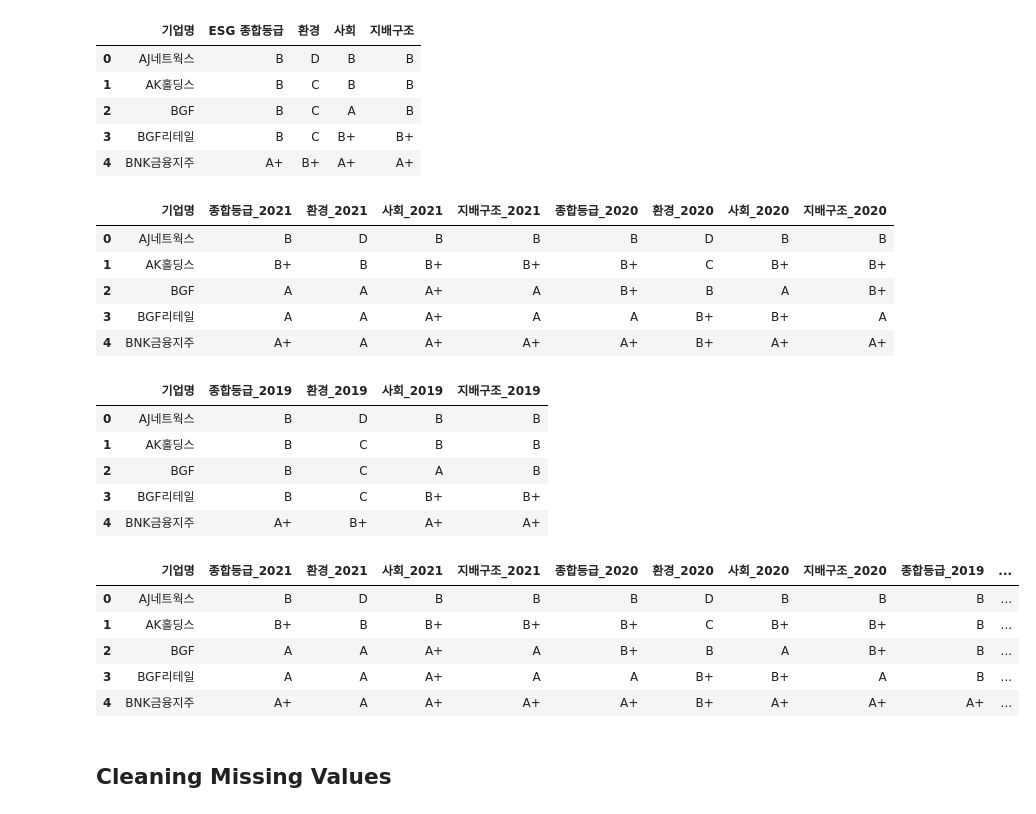
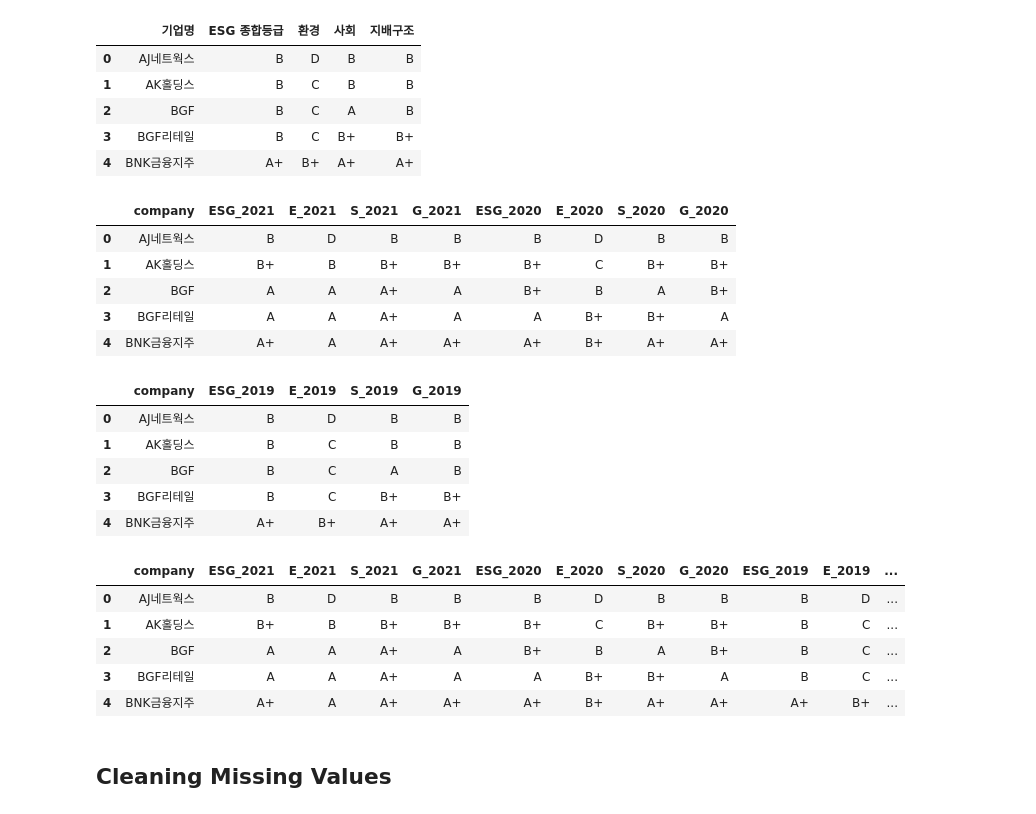
Before and after one commit to kimjuii/LIS3821, a Jupyter notebook: lab/project.ipynb, the cells around one changed output. Drawn from its saved outputs; the diff is of its cells as text; code cells hidden in the pictures.

```diff
--- a/lab/project.ipynb
+++ b/lab/project.ipynb
@@ -114,35 +108,35 @@ df_2021 = df_ESG_2021.copy()
 df_2020 = df_ESG_2020.copy()
 df_2019 = df_ESG_2019.copy()
 # %%
-df_m = pd.merge(df_2021, df_2020, on='기업명', how='inner', suffixes=('_2021', '_2020'))
+df_m = pd.merge(df_2021, df_2020, on='company', how='inner', suffixes=('_2021', '_2020'))
 df_m.head()
 # %% [output]
-|  | 기업명 | 종합등급_2021 | 환경_2021 | 사회_2021 | 지배구조_2021 | 종합등급_2020 | 환경_2020 | 사회_2020 | 지배구조_2020 |
+|  | company | ESG_2021 | E_2021 | S_2021 | G_2021 | ESG_2020 | E_2020 | S_2020 | G_2020 |
 | 0 | AJ네트웍스 | B | D | B | B | B | D | B | B |
 | 1 | AK홀딩스 | B+ | B | B+ | B+ | B+ | C | B+ | B+ |
 | 2 | BGF | A | A | A+ | A | B+ | B | A | B+ |
 | 3 | BGF리테일 | A | A | A+ | A | A | B+ | B+ | A |
 | 4 | BNK금융지주 | A+ | A | A+ | A+ | A+ | B+ | A+ | A+ |
 # %%
-df_2019.rename(columns={'종합등급':'종합등급_2019', '환경': '환경_2019', '사회':'사회_2019', '지배구조':'지배구조_2019'}, inplace=True)
+df_2019.rename(columns={'ESG':'ESG_2019', 'E': 'E_2019', 'S':'S_2019', 'G':'G_2019'}, inplace=True)
 df_2019.head()
 # %% [output]
-|  | 기업명 | 종합등급_2019 | 환경_2019 | 사회_2019 | 지배구조_2019 |
+|  | company | ESG_2019 | E_2019 | S_2019 | G_2019 |
 | 0 | AJ네트웍스 | B | D | B | B |
 | 1 | AK홀딩스 | B | C | B | B |
 | 2 | BGF | B | C | A | B |
 | 3 | BGF리테일 | B | C | B+ | B+ |
 | 4 | BNK금융지주 | A+ | B+ | A+ | A+ |
 # %%
-df_ESG = df_m.merge(df_2019, on = '기업명', how='inner')
+df_ESG = df_m.merge(df_2019, on = 'company', how='inner')
 df_ESG.head()
 # %% [output]
-|  | 기업명 | 종합등급_2021 | 환경_2021 | 사회_2021 | 지배구조_2021 | 종합등급_2020 | 환경_2020 | 사회_2020 | 지배구조_2020 | 종합등급_2019 | ... |
-| 0 | AJ네트웍스 | B | D | B | B | B | D | B | B | B | ... |
-| 1 | AK홀딩스 | B+ | B | B+ | B+ | B+ | C | B+ | B+ | B | ... |
-| 2 | BGF | A | A | A+ | A | B+ | B | A | B+ | B | ... |
-| 3 | BGF리테일 | A | A | A+ | A | A | B+ | B+ | A | B | ... |
-| 4 | BNK금융지주 | A+ | A | A+ | A+ | A+ | B+ | A+ | A+ | A+ | ... |
+|  | company | ESG_2021 | E_2021 | S_2021 | G_2021 | ESG_2020 | E_2020 | S_2020 | G_2020 | ESG_2019 | E_2019 | ... |
+| 0 | AJ네트웍스 | B | D | B | B | B | D | B | B | B | D | ... |
+| 1 | AK홀딩스 | B+ | B | B+ | B+ | B+ | C | B+ | B+ | B | C | ... |
+| 2 | BGF | A | A | A+ | A | B+ | B | A | B+ | B | C | ... |
+| 3 | BGF리테일 | A | A | A+ | A | A | B+ | B+ | A | B | C | ... |
+| 4 | BNK금융지주 | A+ | A | A+ | A+ | A+ | B+ | A+ | A+ | A+ | B+ | ... |
 # %% [markdown]
 ## Cleaning Missing Values
 # %%
```
Also changed, not shown: parts of 28 cells of this notebook, 11 other files.
